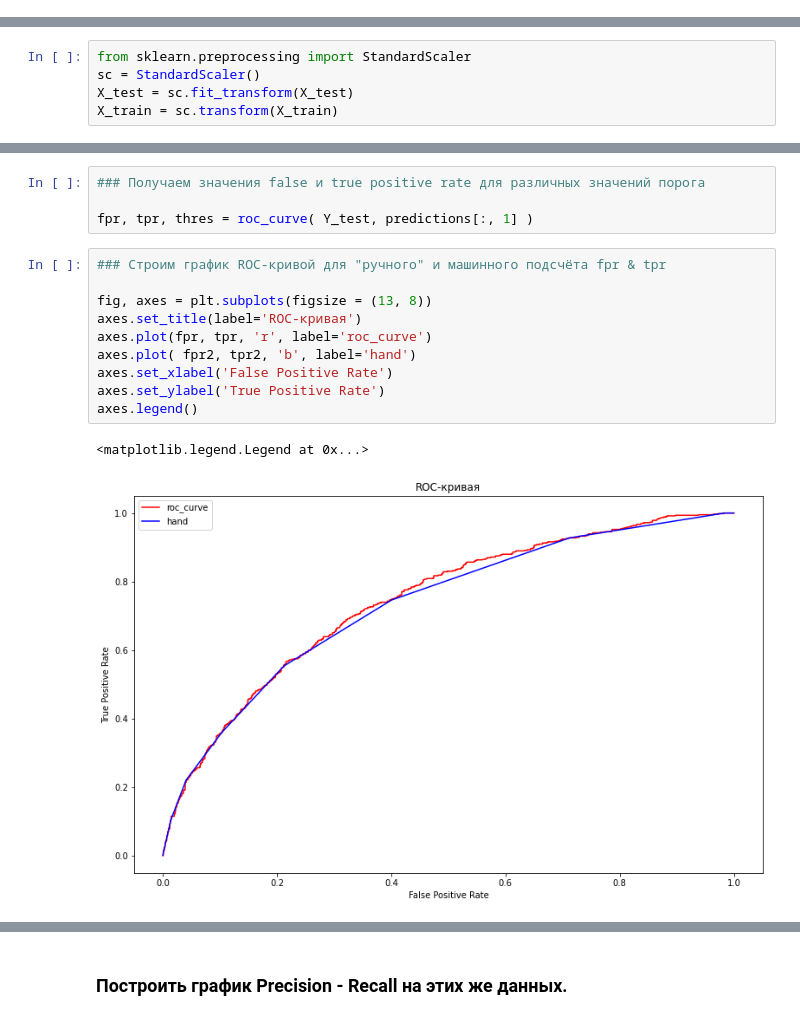
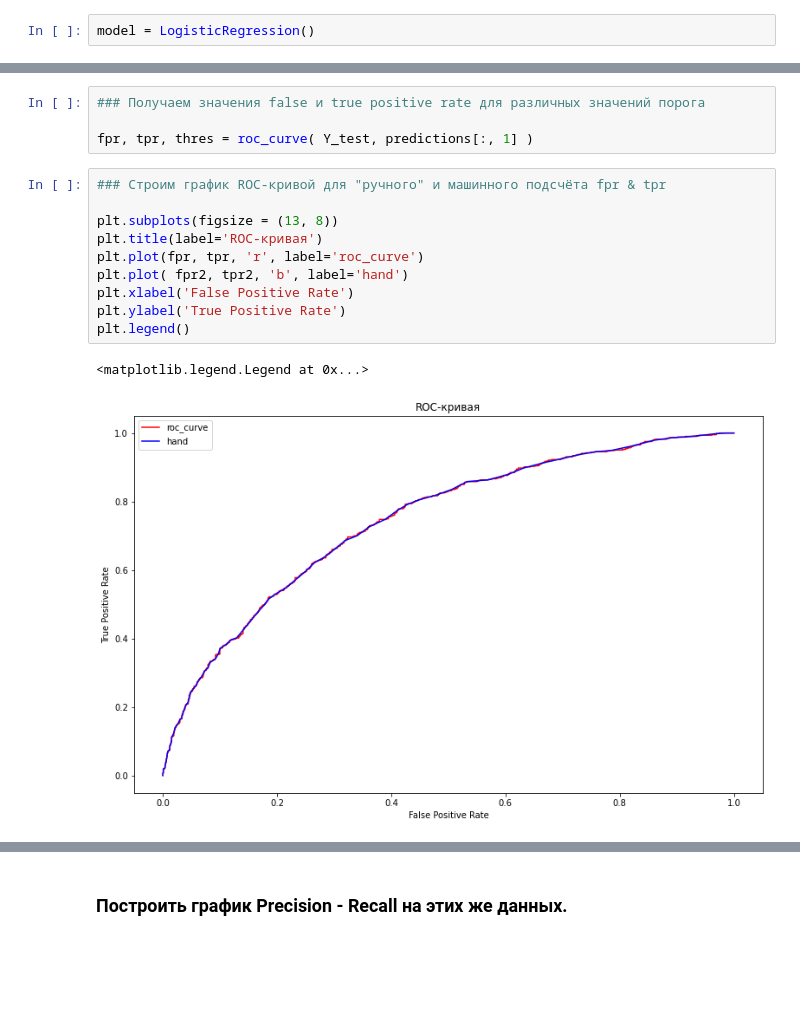
Before and after one commit to slim0825/slim_pyda_20, a Jupyter notebook: Machine_learning/04. Оценка точности модели, переобучение, регуляризация/DZ_04.ipynb, the cells around one changed output, grey strips where cells are left out. Cells and saved outputs as stored; diff of their text form; blank space fills up the shorter version.

```diff
--- a/Machine_learning/04. Оценка точности модели, переобучение, регуляризация/DZ_04.ipynb
+++ b/Machine_learning/04. Оценка точности модели, переобучение, регуляризация/DZ_04.ipynb
@@ -61,12 +59,9 @@ model = LogisticRegression( penalty = 'l2', C = 0.01, solver='liblinear')
+# %%
+model = LogisticRegression()
 # %%
 ### Разбиваем данные на обучающую и тестовую выборки в соотношении 70 / 30
 
 X_train, X_test, Y_train, Y_test = train_test_split(X, Y, test_size = 0.3, random_state = 0 )
-# %%
-from sklearn.preprocessing import StandardScaler
-sc = StandardScaler()
-X_test = sc.fit_transform(X_test)
-X_train = sc.transform(X_train)
 # %%
 model.fit(X_train, Y_train) ### Обучаем модель
 # %% [output]
@@ -136,16 +121,16 @@ fpr, tpr, thres = roc_curve( Y_test, predictions[:, 1] )
 # %%
 ### Строим график ROC-кривой для "ручного" и машинного подсчёта fpr & tpr
 
-fig, axes = plt.subplots(figsize = (13, 8))
-axes.set_title(label='ROC-кривая')
-axes.plot(fpr, tpr, 'r', label='roc_curve')
-axes.plot( fpr2, tpr2, 'b', label='hand')
-axes.set_xlabel('False Positive Rate')
-axes.set_ylabel('True Positive Rate')
-axes.legend()
+plt.subplots(figsize = (13, 8))
+plt.title(label='ROC-кривая')
+plt.plot(fpr, tpr, 'r', label='roc_curve')
+plt.plot( fpr2, tpr2, 'b', label='hand')
+plt.xlabel('False Positive Rate')
+plt.ylabel('True Positive Rate')
+plt.legend()
 # %% [output]
 <matplotlib.legend.Legend at 0x...>
-[figure, old version]
+[figure, new version]
 # %%
 from sklearn.metrics import auc    ### Площадь под кривой
 auc(fpr, tpr), auc(fpr2, tpr2)
```
Also changed, not shown: parts of 9 cells of this notebook.
